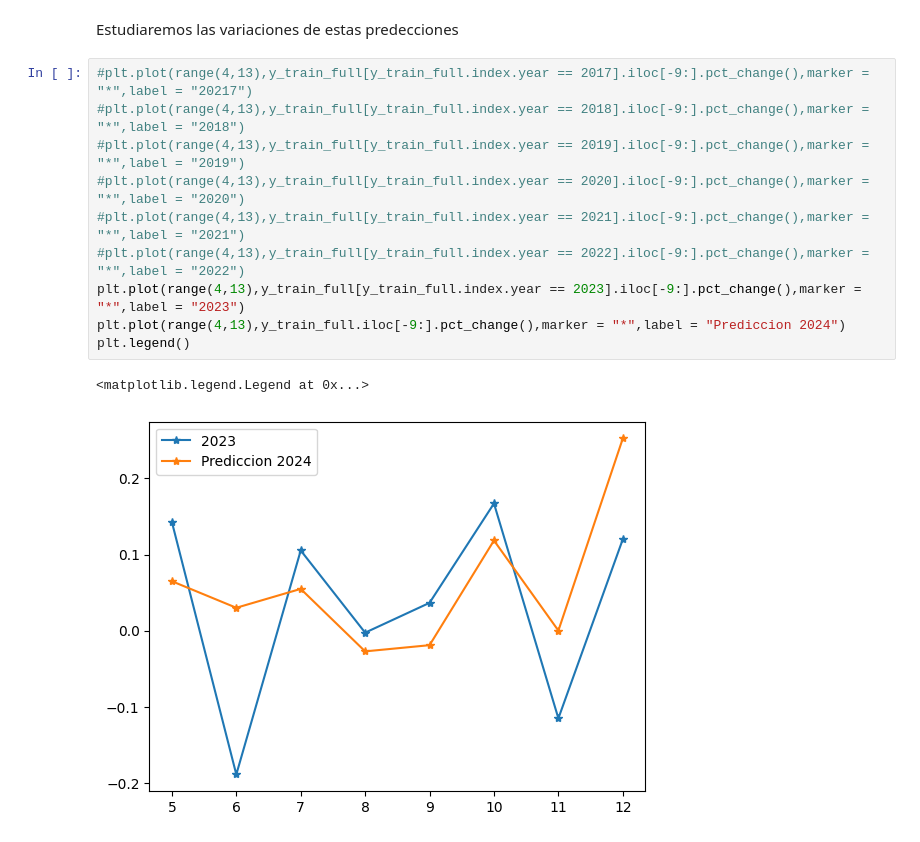
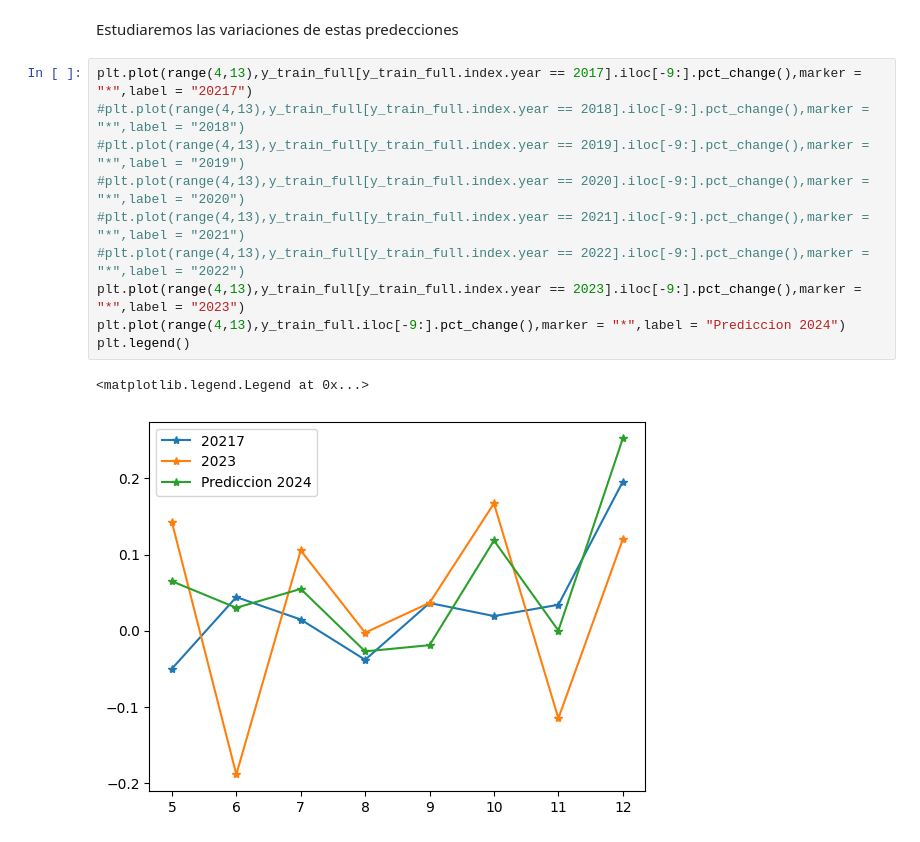
Before and after one commit to gastonbenitez2001/diplomatura_unne, a Jupyter notebook: trabajo_diplo/modelo_rl.ipynb, the cells around one changed output. Drawn from its saved outputs; the diff is of its cells as text.

```diff
--- a/trabajo_diplo/modelo_rl.ipynb
+++ b/trabajo_diplo/modelo_rl.ipynb
@@ -547,15 +540,15 @@ y_train_full = pd.concat([y_train_full, prediccion_diciembre])
 # %% [markdown]
 Estudiaremos las variaciones de estas predecciones
 # %%
-#plt.plot(range(4,13),y_train_full[y_train_full.index.year == 2017].iloc[-9:].pct_change(),marker = "*",label = "20217")
+plt.plot(range(4,13),y_train_full[y_train_full.index.year == 2017].iloc[-9:].pct_change(),marker = "*",label = "20217")
 #plt.plot(range(4,13),y_train_full[y_train_full.index.year == 2018].iloc[-9:].pct_change(),marker = "*",label = "2018")
 #plt.plot(range(4,13),y_train_full[y_train_full.index.year == 2019].iloc[-9:].pct_change(),marker = "*",label = "2019")
 #plt.plot(range(4,13),y_train_full[y_train_full.index.year == 2020].iloc[-9:].pct_change(),marker = "*",label = "2020")
 #plt.plot(range(4,13),y_train_full[y_train_full.index.year == 2021].iloc[-9:].pct_change(),marker = "*",label = "2021")
 #plt.plot(range(4,13),y_train_full[y_train_full.index.year == 2022].iloc[-9:].pct_change(),marker = "*",label = "2022")
 plt.plot(range(4,13),y_train_full[y_train_full.index.year == 2023].iloc[-9:].pct_change(),marker = "*",label = "2023")
 plt.plot(range(4,13),y_train_full.iloc[-9:].pct_change(),marker = "*",label = "Prediccion 2024")
 plt.legend()
 # %% [output]
 <matplotlib.legend.Legend at 0x...>
-[figure, old version]
+[figure, new version]
```
Also changed, not shown: parts of 9 cells of this notebook, 3 other files.
